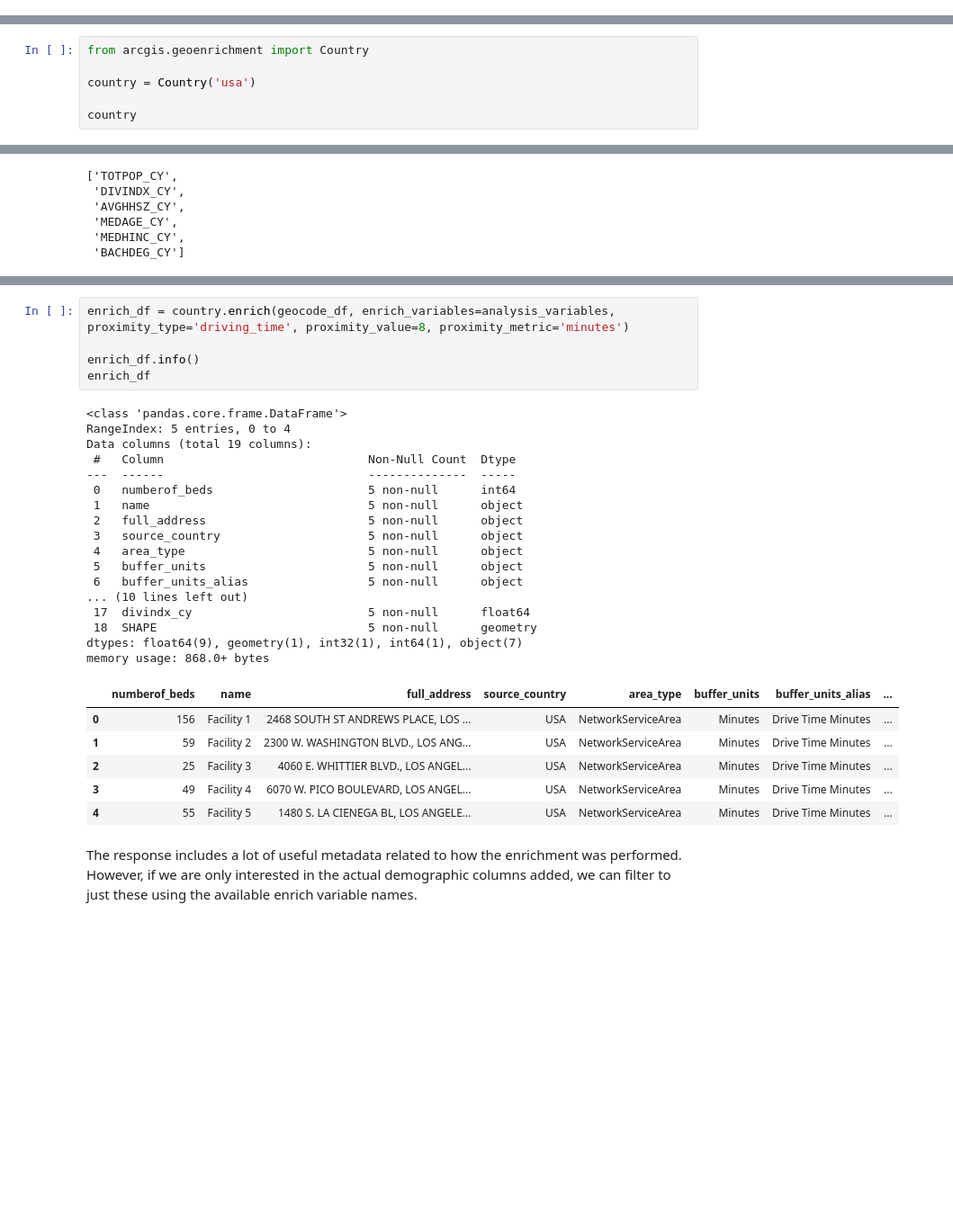
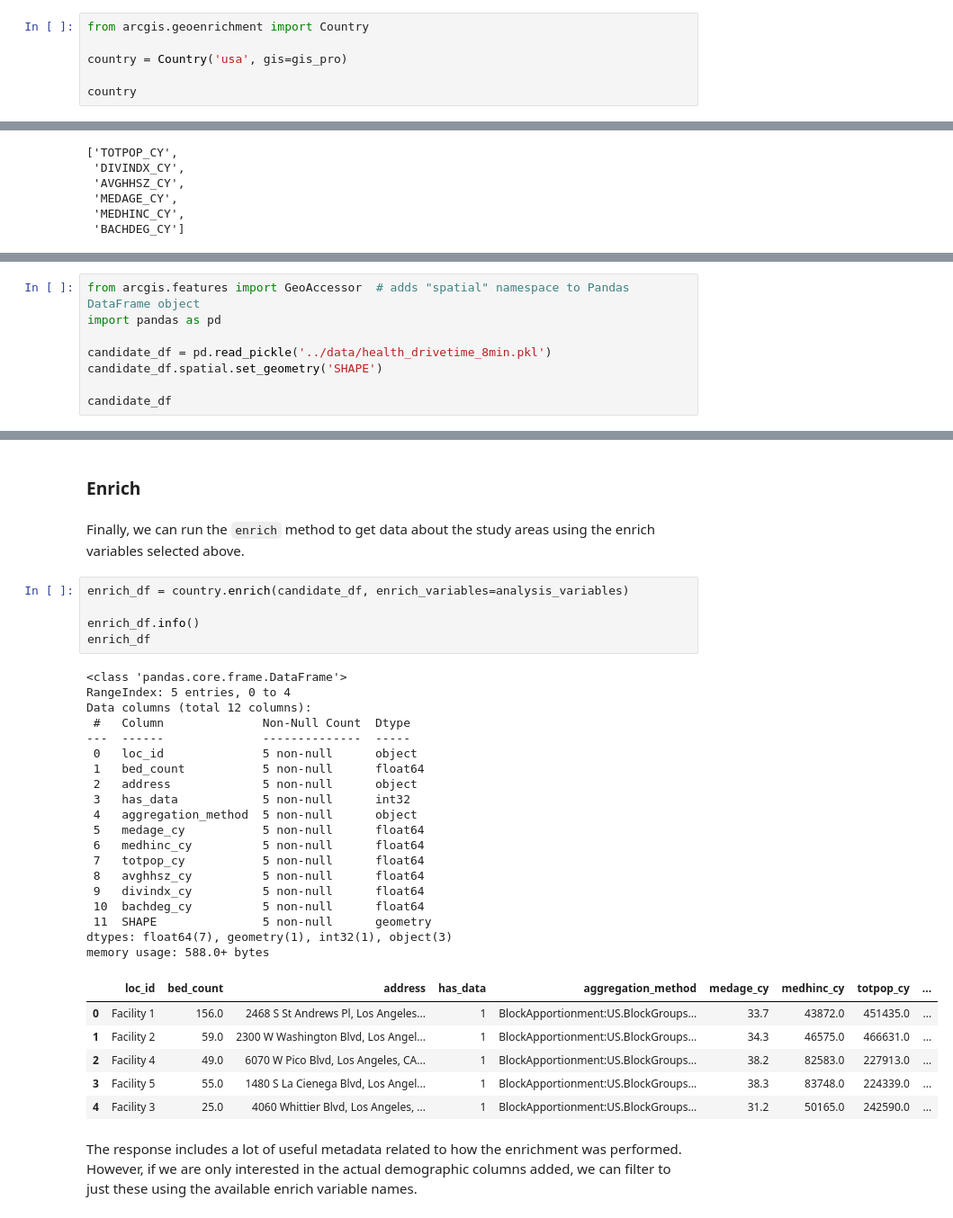
Before and after one commit to knu2xs/business-analyst-python-api-examples, a Jupyter notebook: notebooks/ge-guide/part1_introduction_to_geoenrichment.ipynb, the cells around one changed output, grey strips where cells are left out. Shown: that part at 90% size. Drawn from its saved outputs; the diff is of its cells as text; blank space fills up the shorter version.

```diff
--- a/notebooks/ge-guide/part1_introduction_to_geoenrichment.ipynb
+++ b/notebooks/ge-guide/part1_introduction_to_geoenrichment.ipynb
@@ -66,0 +62,6 @@ country_df
+# %%
+from arcgis.geoenrichment import Country
+
+country = Country('usa', gis=gis_pro)
+
+country
@@ -97,6 +73,0 @@ Now, an `arcgis.geoenrichment.Country` object instance can be created to use for
-# %%
-from arcgis.geoenrichment import Country
-
-country = Country('usa')
-
-country
@@ -242,0 +154,8 @@ The values from the `name` column can be used direclty as input to the enrich me
+# %%
+from arcgis.features import GeoAccessor  # adds "spatial" namespace to Pandas DataFrame object
+import pandas as pd
+
+candidate_df = pd.read_pickle('../data/health_drivetime_8min.pkl')
+candidate_df.spatial.set_geometry('SHAPE')
+
+candidate_df
@@ -243,32 +169,38 @@ The values from the `name` column can be used direclty as input to the enrich me
+# %% [markdown]
+### Enrich
+# %% [markdown]
+Finally, we can run the `enrich` method to get data about the study areas using the enrich variables selected above.
 # %%
-enrich_df = country.enrich(geocode_df, enrich_variables=analysis_variables, proximity_type='driving_time', proximity_value=8, proximity_metric='minutes')
+enrich_df = country.enrich(candidate_df, enrich_variables=analysis_variables)
 
 enrich_df.info()
 enrich_df
 # %% [output]
 <class 'pandas.core.frame.DataFrame'>
 RangeIndex: 5 entries, 0 to 4
-Data columns (total 19 columns):
- #   Column                             Non-Null Count  Dtype
----  ------                             --------------  -----
- 0   numberof_beds                      5 non-null      int64
- 1   name                               5 non-null      object
- 2   full_address                       5 non-null      object
- 3   source_country                     5 non-null      object
- 4   area_type                          5 non-null      object
- 5   buffer_units                       5 non-null      object
- 6   buffer_units_alias                 5 non-null      object
-... (10 lines left out)
- 17  divindx_cy                         5 non-null      float64
- 18  SHAPE                              5 non-null      geometry
-dtypes: float64(9), geometry(1), int32(1), int64(1), object(7)
-memory usage: 868.0+ bytes
+Data columns (total 12 columns):
+ #   Column              Non-Null Count  Dtype
+---  ------              --------------  -----
+ 0   loc_id              5 non-null      object
+ 1   bed_count           5 non-null      float64
+ 2   address             5 non-null      object
+ 3   has_data            5 non-null      int32
+ 4   aggregation_method  5 non-null      object
+ 5   medage_cy           5 non-null      float64
+ 6   medhinc_cy          5 non-null      float64
+ 7   totpop_cy           5 non-null      float64
+ 8   avghhsz_cy          5 non-null      float64
+ 9   divindx_cy          5 non-null      float64
+ 10  bachdeg_cy          5 non-null      float64
+ 11  SHAPE               5 non-null      geometry
+dtypes: float64(7), geometry(1), int32(1), object(3)
+memory usage: 588.0+ bytes
-|  | numberof_beds | name | full_address | source_country | area_type | buffer_units | buffer_units_alias | ... |
-| 0 | 156 | Facility 1 | 2468 SOUTH ST ANDREWS PLACE, LOS ... | USA | NetworkServiceArea | Minutes | Drive Time Minutes | ... |
-| 1 | 59 | Facility 2 | 2300 W. WASHINGTON BLVD., LOS ANG... | USA | NetworkServiceArea | Minutes | Drive Time Minutes | ... |
-| 2 | 25 | Facility 3 | 4060 E. WHITTIER BLVD., LOS ANGEL... | USA | NetworkServiceArea | Minutes | Drive Time Minutes | ... |
-| 3 | 49 | Facility 4 | 6070 W. PICO BOULEVARD, LOS ANGEL... | USA | NetworkServiceArea | Minutes | Drive Time Minutes | ... |
-| 4 | 55 | Facility 5 | 1480 S. LA CIENEGA BL, LOS ANGELE... | USA | NetworkServiceArea | Minutes | Drive Time Minutes | ... |
+|  | loc_id | bed_count | address | has_data | aggregation_method | medage_cy | medhinc_cy | totpop_cy | ... |
+| 0 | Facility 1 | 156.0 | 2468 S St Andrews Pl, Los Angeles... | 1 | BlockApportionment:US.BlockGroups... | 33.7 | 43872.0 | 451435.0 | ... |
+| 1 | Facility 2 | 59.0 | 2300 W Washington Blvd, Los Angel... | 1 | BlockApportionment:US.BlockGroups... | 34.3 | 46575.0 | 466631.0 | ... |
+| 2 | Facility 4 | 49.0 | 6070 W Pico Blvd, Los Angeles, CA... | 1 | BlockApportionment:US.BlockGroups... | 38.2 | 82583.0 | 227913.0 | ... |
+| 3 | Facility 5 | 55.0 | 1480 S La Cienega Blvd, Los Angel... | 1 | BlockApportionment:US.BlockGroups... | 38.3 | 83748.0 | 224339.0 | ... |
+| 4 | Facility 3 | 25.0 | 4060 Whittier Blvd, Los Angeles, ... | 1 | BlockApportionment:US.BlockGroups... | 31.2 | 50165.0 | 242590.0 | ... |
 # %% [markdown]
 The response includes a lot of useful metadata related to how the enrichment was performed. However, if we are only interested in the actual demographic columns added, we can filter to just these using the available enrich variable names.
 # %%
```
Also changed, not shown: parts of 23 cells of this notebook, 3 other files.
